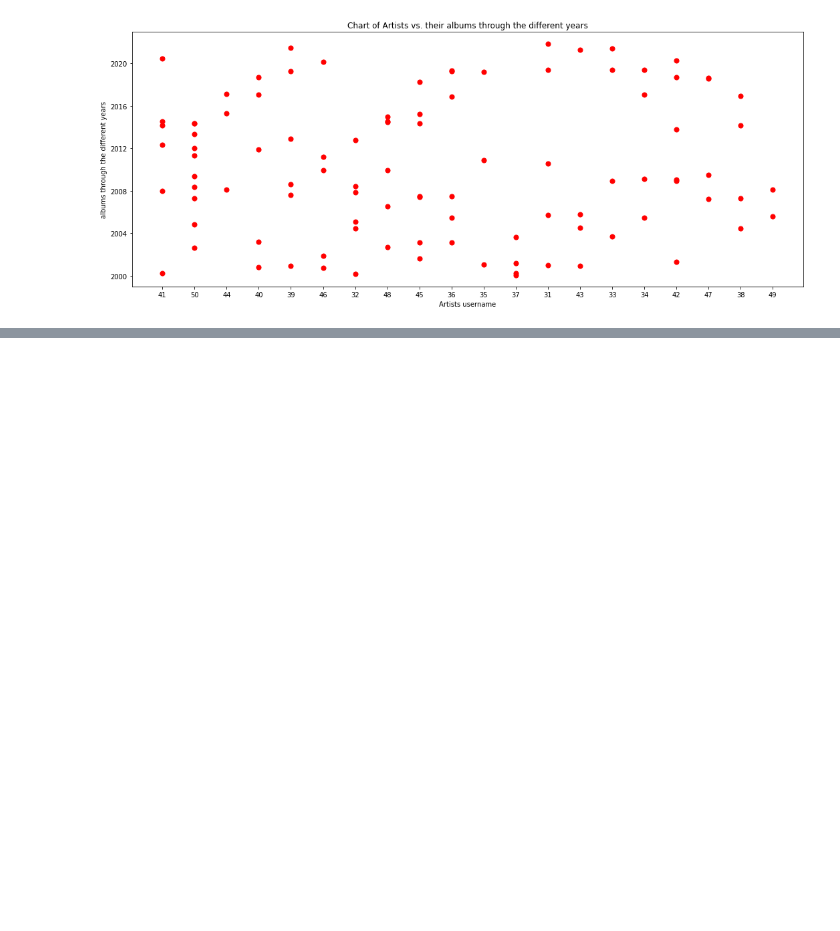
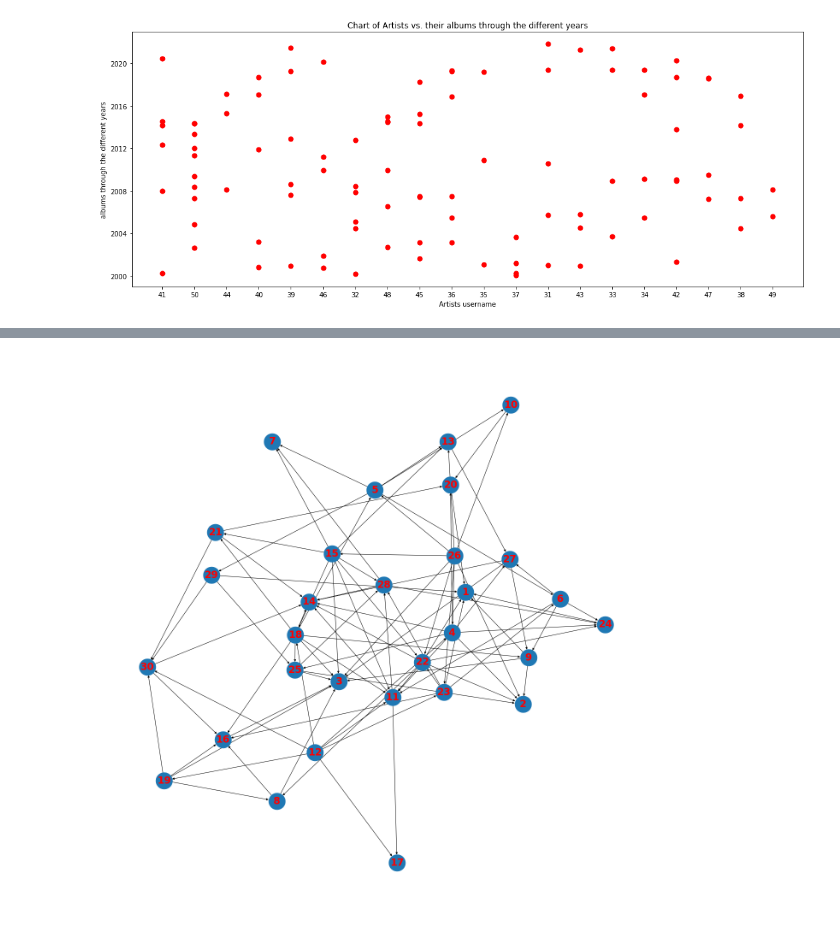
Before and after one commit to benymaxparsa/SYMPHONYC, a Jupyter notebook: plotting and analyzing SYMPHONYC DB/SYMPHONYC_Plots.ipynb, the cells around one changed output, grey strips where cells are left out. Drawn from its saved outputs; the diff is of its cells as text; code cells hidden in the pictures; blank space fills up the shorter version.

Commit message:
added graph of followers

```diff
--- a/plotting and analyzing SYMPHONYC DB/SYMPHONYC_Plots.ipynb
+++ b/plotting and analyzing SYMPHONYC DB/SYMPHONYC_Plots.ipynb
@@ -155,0 +159,7 @@ Text(0, 0.5, 'albums through the different years')
+# %%
+sql_select_all_following_list = """
+                    SELECT *
+                        FROM following_list
+"""
+following_list_df = sqlio.read_sql_query(sql_select_all_following_list, db)
+display(following_list_df)
@@ -155,0 +180,6 @@ Text(0, 0.5, 'albums through the different years')
+# %%
+graph = nx.from_pandas_edgelist(following_list_df, 'follower', 'target')
+plt.figure(figsize=(18, 18))
+nx.draw(graph, with_labels=True, arrows=True, node_size=1500, font_size=23, font_color="red", font_weight="bold")
+# %% [output]
+[figure, added]
```
Also changed, not shown: parts of 3 cells of this notebook.
